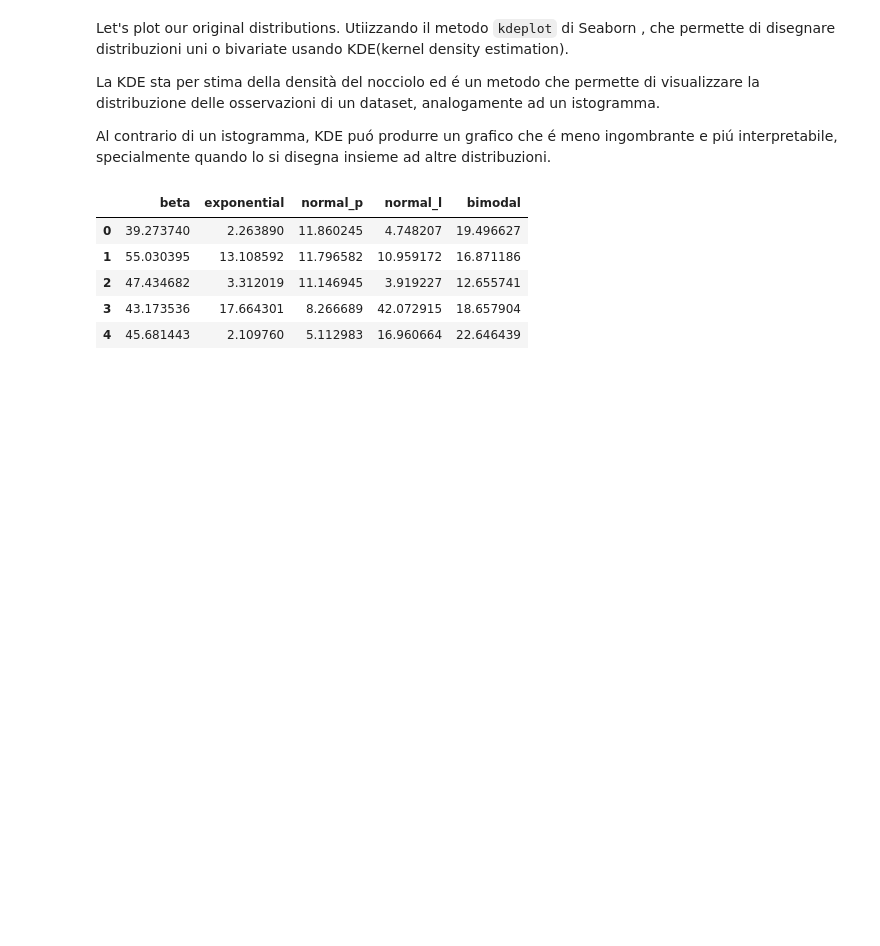
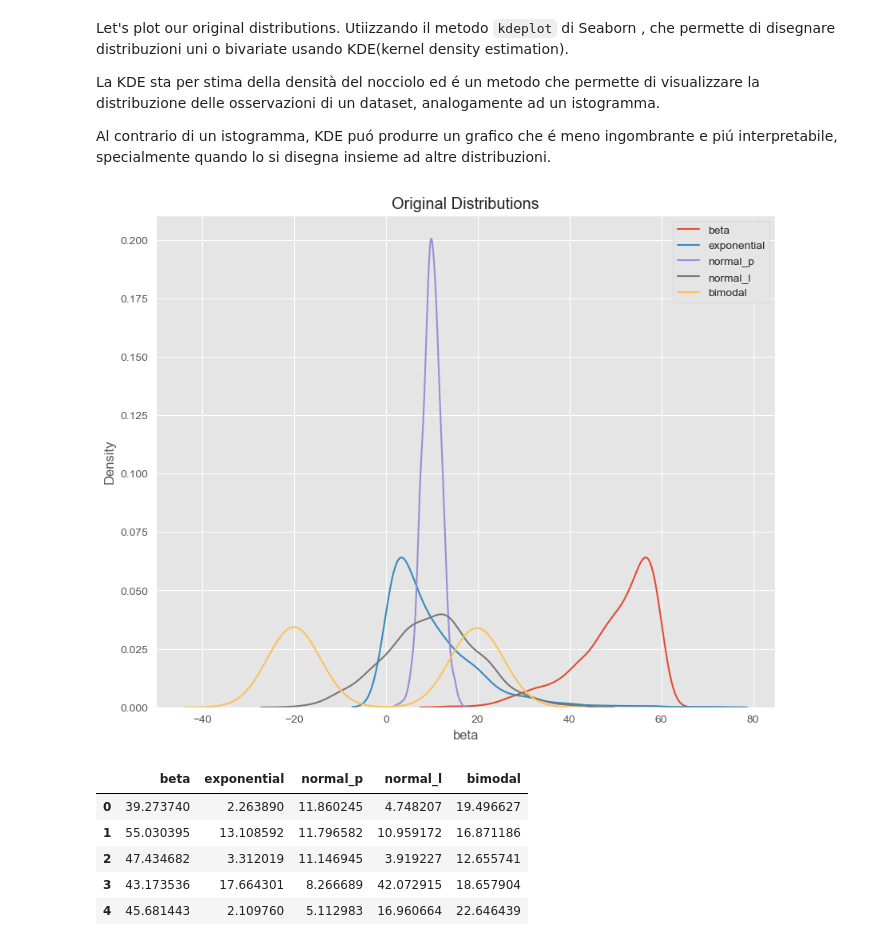
Before and after one commit to Rdm-Nico/BDTA, a Jupyter notebook: Essentials/Sklearn/guide_to_scaling_std/guide-to-scaling-and-standardizing.ipynb, the cells around one changed output. Saved outputs shown, nothing was run; the diff lists cells and outputs as text; code cells hidden in the pictures; blank space fills up the shorter version.

```diff
--- a/Essentials/Sklearn/guide_to_scaling_std/guide-to-scaling-and-standardizing.ipynb
+++ b/Essentials/Sklearn/guide_to_scaling_std/guide-to-scaling-and-standardizing.ipynb
@@ -94,7 +94,7 @@ def plot_fig(df,title):
     fig, (ax1) = plt.subplots(ncols=1, figsize=(10, 8))
     ax1.set_title(title)
     '''
-    'Original Distributions'
+
 
     sns.kdeplot(df['beta'], ax=ax1, label='beta')
     sns.kdeplot(df['exponential'], ax=ax1, label='exponential')
@@ -107,7 +107,9 @@ def plot_fig(df,title):
 
     plt.legend()
 # %%
-plot_fig(df)
+plot_fig(df,'Original Distributions')
+# %% [output]
+[figure, added]
 # %%
 df.head()
 # %% [output]
```
Also changed, not shown: parts of 15 cells of this notebook.
